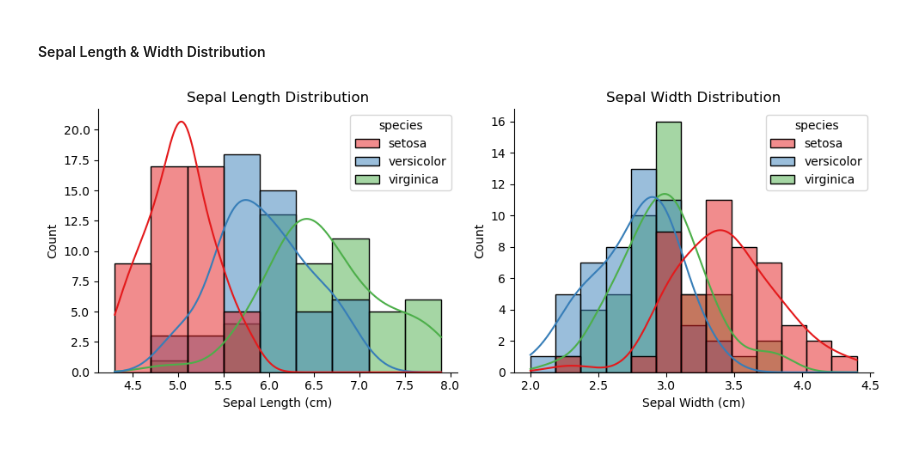
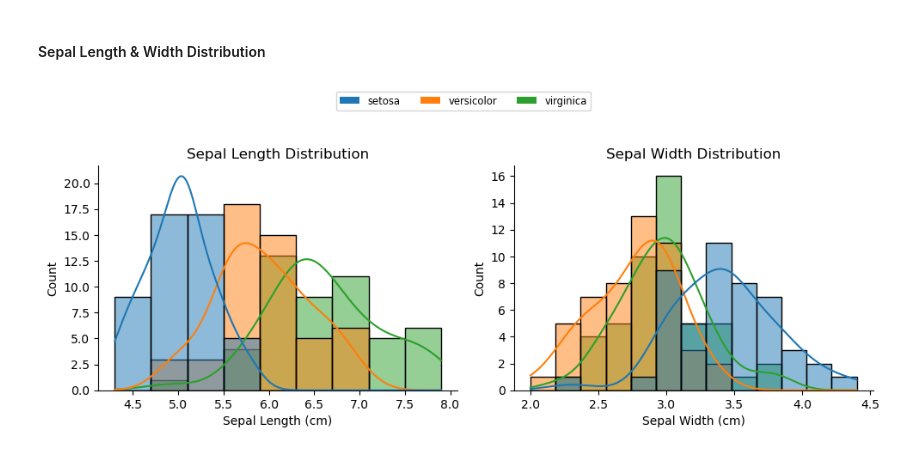
Before and after one commit to modyreturn/Codveda_Iris_Analysis, a Jupyter notebook: Iris_Codveda.ipynb, the cells around one changed output. Saved outputs shown, nothing was run; the diff lists cells and outputs as text; code cells hidden in the pictures.

```diff
--- a/Iris_Codveda.ipynb
+++ b/Iris_Codveda.ipynb
@@ -104,36 +105,52 @@ plt.show()
 ###     Distribution Analysis
 # %% [markdown]
 #### Sepal Length & Width Distribution
-# %%
-fig, axes = plt.subplots(1, 2, figsize=(10, 4))
-sns.histplot(
-    data=df,
-    x='sepal_length',
-    kde=True,
-    ax=axes[0],
-    hue='species',
-    palette='Set1'
-)
-axes[0].set_title('Sepal Length Distribution')
-axes[0].set_xlabel('Sepal Length (cm)')
-
-
-
-sns.histplot(
-    data=df,
-    x='sepal_width',
-    kde=True,
-    ax=axes[1],
-    hue='species',
-    palette='Set1'
-)
-axes[1].set_title('Sepal Width Distribution')
-axes[1].set_xlabel('Sepal Width (cm)')
-
-
-sns.despine()
-plt.tight_layout()
-plt.show()
-# %% [output]
-[figure, removed]
+# %%
+fig, axes = plt.subplots(1, 2, figsize=(10, 4))
+
+palette = sns.color_palette('tab10')
+species = df['species'].unique()
+
+hist1 = sns.histplot(
+    data=df,
+    x='sepal_length',
+    kde=True,
+    ax=axes[0],
+    hue='species',
+    palette=palette
+)
+axes[0].set_title('Sepal Length Distribution')
+axes[0].set_xlabel('Sepal Length (cm)')
+
+axes[0].get_legend().remove()
+
+hist2 = sns.histplot(
+    data=df,
+    x='sepal_width',
+    kde=True,
+    ax=axes[1],
+    hue='species',
+    palette=palette,
+    legend=False
+)
+axes[1].set_title('Sepal Width Distribution')
+axes[1].set_xlabel('Sepal Width (cm)')
+
+handles = [Patch(facecolor=palette[i], label=species[i]) for i in range(len(species))]
+
+fig.legend(
+    handles,
+    [str(s) for s in species],
+    loc='upper center',
+    bbox_to_anchor=(0.5, 1.03),
+    ncol=len(species),
+    fontsize='small'
+)
+
+sns.despine()
+plt.tight_layout()
+plt.subplots_adjust(top=0.8)  # Make space for the legend
+plt.show()
+# %% [output]
+[figure, added]
 # %% [markdown]
```
Also changed, not shown: parts of 11 cells of this notebook.
